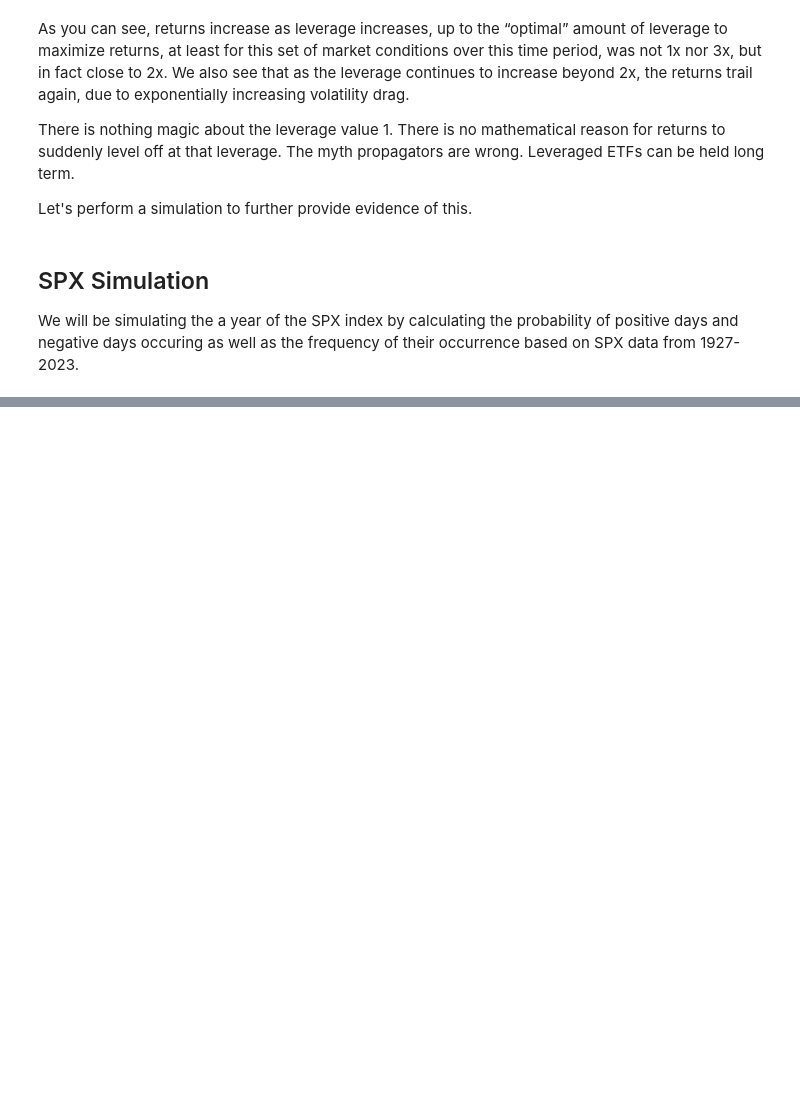
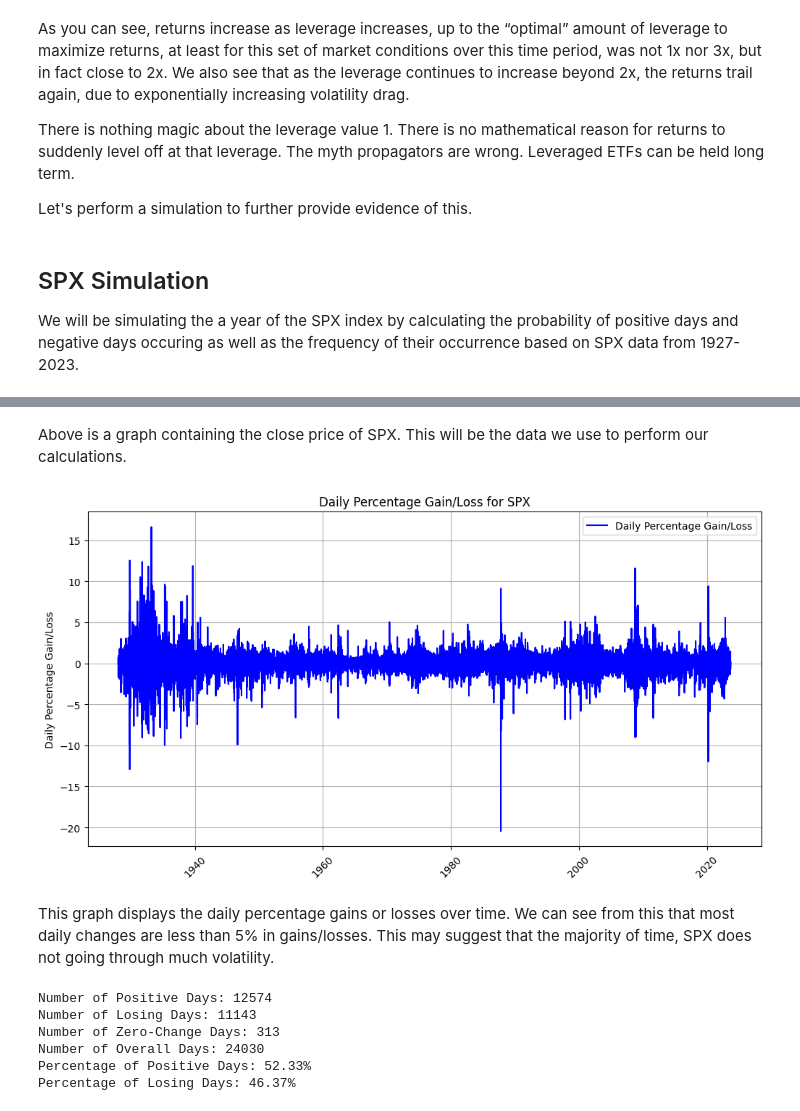
Before and after one commit to MohamadHabbal/Volatility-decay-in-LETFs, a Jupyter notebook: volatility decay research.ipynb, the cells around one changed output, grey strips where cells are left out. Saved outputs shown, nothing was run; the diff lists cells and outputs as text; code cells hidden in the pictures; blank space fills up the shorter version.

```diff
--- a/volatility decay research.ipynb
+++ b/volatility decay research.ipynb
@@ -103,0 +127,54 @@ df = pd.read_csv(file_path)
+# %% [markdown]
+Above is a graph containing the close price of SPX. This will be the data we use to perform our calculations.
+# %%
+# Convert the 'Date' column to a datetime format if it's not already in datetime format
+df['Date'] = pd.to_datetime(df['Date'])
+
+# Calculate the daily percentage gain or loss
+df['Daily_Pct_Change'] = df['Close'].pct_change() * 100
+
+# Calculate the average daily percentage gain/loss
+average_daily_pct_change = df['Daily_Pct_Change'].mean()
+
+# Create a plot for daily percentage gain or loss
+plt.figure(figsize=(12, 6))
+plt.plot(df['Date'], df['Daily_Pct_Change'], label='Daily Percentage Gain/Loss', color='b')
+
+plt.ylabel('Daily Percentage Gain/Loss')
+plt.title('Daily Percentage Gain/Loss for SPX')
+plt.xticks(rotation=45)
+plt.legend()
+plt.grid(True)
+plt.show()
+# %% [output]
+[figure, added]
+# %% [markdown]
+This graph displays the daily percentage gains or losses over time. We can see from this that most daily changes are less than 5% in gains/losses. This may suggest that the majority of time, SPX does not going through much volatility.
+# %%
+# Calculate the daily percentage change
+df['Daily_Pct_Change'] = df['Close'].pct_change() * 100
+
+# Count the number of positive, negative, and zero-change days
+positive_days = len(df[df['Daily_Pct_Change'] > 0])
+negative_days = len(df[df['Daily_Pct_Change'] < 0])
+zero_change_days = len(df[df['Daily_Pct_Change'] == 0])
+all_days = positive_days + negative_days + zero_change_days
+
+# Calculate the percentage of positive and negative days
+percentage_positive_days = (positive_days / all_days) * 100
+percentage_negative_days = (negative_days / all_days) * 100
+
+# Print the results to the console
+print(f'Number of Positive Days: {positive_days}')
+print(f'Number of Losing Days: {negative_days}')
+print(f'Number of Zero-Change Days: {zero_change_days}')
+print(f'Number of Overall Days: {all_days}')
+print(f'Percentage of Positive Days: {percentage_positive_days:.2f}%')
+print(f'Percentage of Losing Days: {percentage_negative_days:.2f}%')
+# %% [output]
+Number of Positive Days: 12574
+Number of Losing Days: 11143
+Number of Zero-Change Days: 313
+Number of Overall Days: 24030
+Percentage of Positive Days: 52.33%
+Percentage of Losing Days: 46.37%
```
Also changed, not shown: parts of 13 cells of this notebook.
